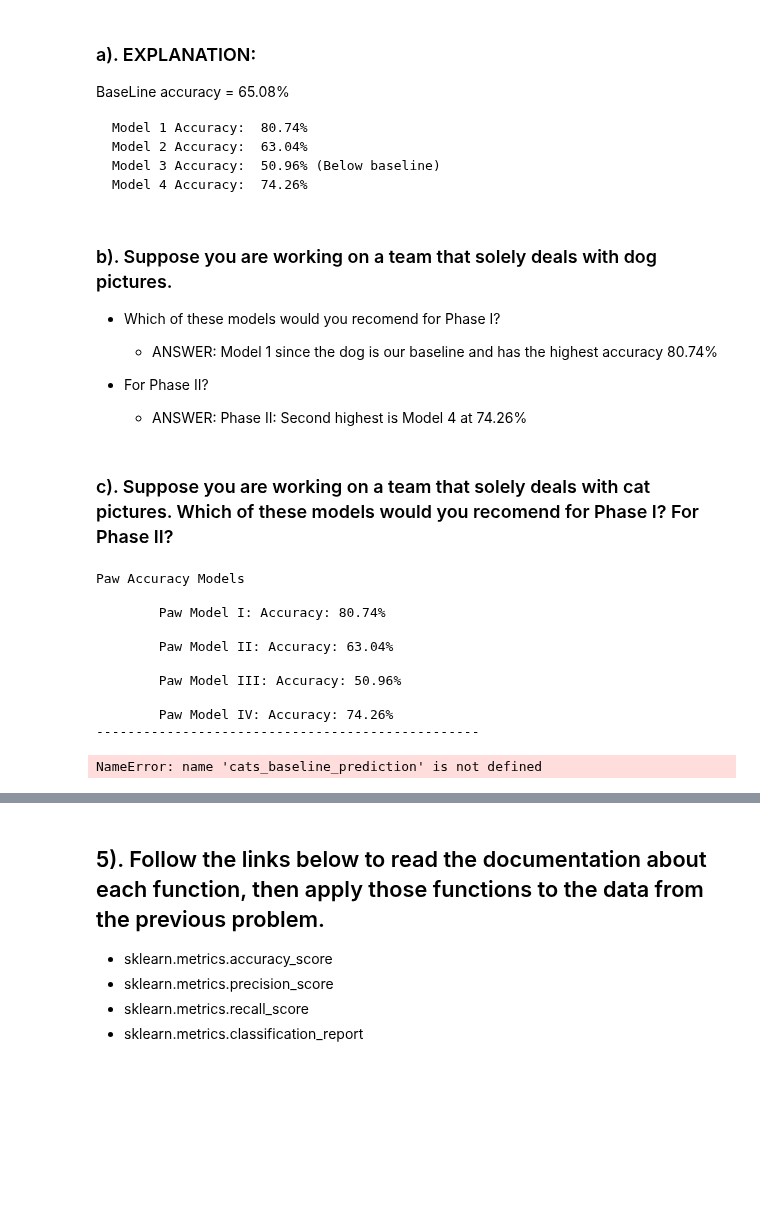
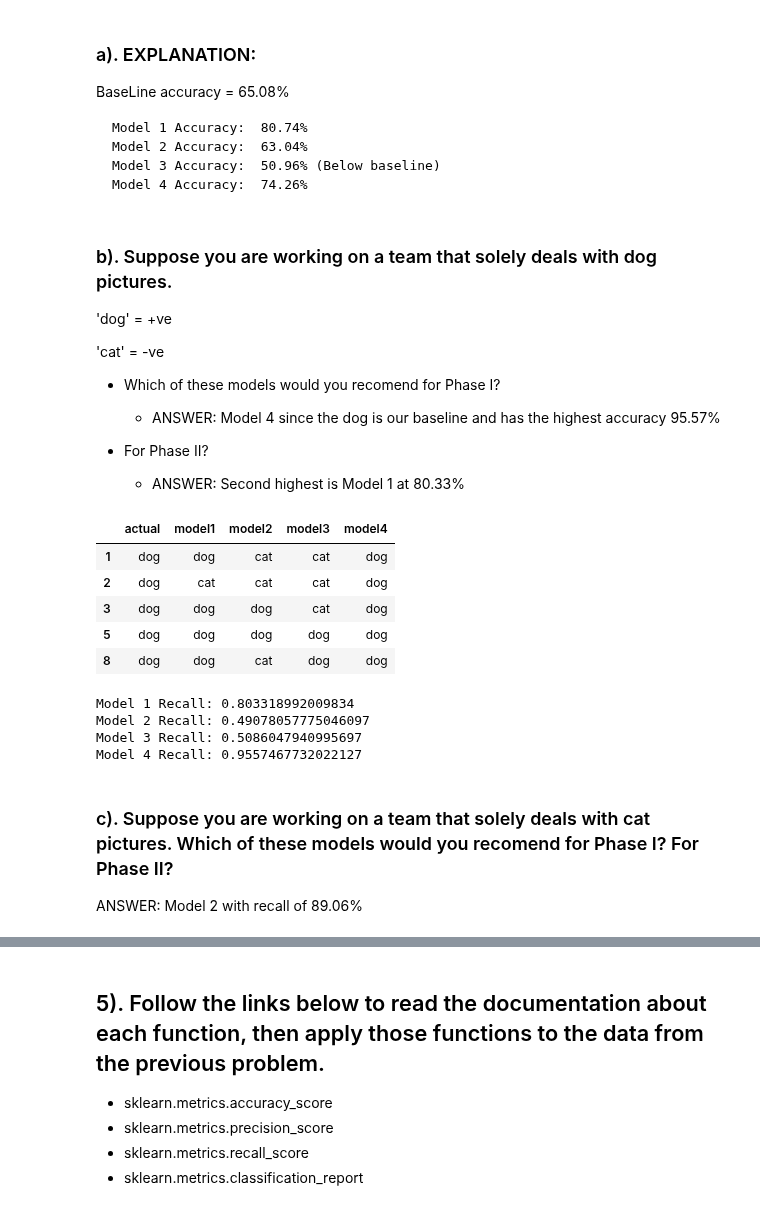
Before and after one commit to stephenkipkurui/regression-exercises, a Jupyter notebook: model_evaluation.ipynb, the cells around one changed output, grey strips where cells are left out. Cells and saved outputs as stored; diff of their text form; code cells hidden in the pictures; blank space fills up the shorter version.

```diff
--- a/model_evaluation.ipynb
+++ b/model_evaluation.ipynb
@@ -577,12 +438,47 @@ BaseLine accuracy = 65.08%
 # %% [markdown]
 ### b). Suppose you are working on a team that solely deals with dog pictures.
 
+'dog' = +ve
+
+'cat' = -ve
+
 -   Which of these models would you recomend for Phase I?
 
-    -  ANSWER: Model 1 since the dog is our baseline and has the highest accuracy 80.74%
+    -  ANSWER: Model 4 since the dog is our baseline and has the highest accuracy 95.57%
 
 -   For Phase II?
 
-    -  ANSWER: Phase II: Second highest is Model 4 at 74.26%
+    -  ANSWER: Second highest is Model 1 at 80.33%
+# %%
+
+dog_subset = paws[paws.actual == 'dog']
+dog_subset.head()
+# %% [output]
+|  | actual | model1 | model2 | model3 | model4 |
+| 1 | dog | dog | cat | cat | dog |
+| 2 | dog | cat | cat | cat | dog |
+| 3 | dog | dog | dog | cat | dog |
+| 5 | dog | dog | dog | dog | dog |
+| 8 | dog | dog | cat | dog | dog |
+# %%
+# Dog Recall
+model1_recall = (dog_subset.actual == dog_subset.model1).mean()
+model2_recall = (dog_subset.actual == dog_subset.model2).mean()
+model3_recall = (dog_subset.actual == dog_subset.model3).mean()
+model4_recall = (dog_subset.actual == dog_subset.model4).mean()
+
+
+print(f'Model 1 Recall: {model1_recall}')
+print(f'Model 2 Recall: {model2_recall}')
+print(f'Model 3 Recall: {model3_recall}')
+print(f'Model 4 Recall: {model4_recall}')
+# %% [output]
+Model 1 Recall: 0.803318992009834
+Model 2 Recall: 0.49078057775046097
+Model 3 Recall: 0.5086047940995697
+Model 4 Recall: 0.9557467732022127
 # %% [markdown]
 ### c). Suppose you are working on a team that solely deals with cat pictures. Which of these models would you recomend for Phase I? For Phase II?
+
+
+ANSWER: Model 2 with recall of 89.06%
@@ -591,26 +484,0 @@ paws['cats_baseline_accuracy'] = 'cat'
-# %%
-print()
-print('Paw Accuracy Models')
-print()
-print(f'\tPaw Model I: Accuracy: {paw_model1_accuracy:.2%}')
-print()
-print(f'\tPaw Model II: Accuracy: {paw_model2_accuracy:.2%}')
-print()
-print(f'\tPaw Model III: Accuracy: {paw_model3_accuracy:.2%}')
-print()
-print(f'\tPaw Model IV: Accuracy: {paw_model4_accuracy:.2%}')
-print('-------------------------------------------------')
-print(f'\tCats baseline Prediction: {cats_baseline_prediction:.2%}')
-print()
-# %% [output]
-Paw Accuracy Models
-
-        Paw Model I: Accuracy: 80.74%
-
-        Paw Model II: Accuracy: 63.04%
-
-        Paw Model III: Accuracy: 50.96%
-
-        Paw Model IV: Accuracy: 74.26%
--------------------------------------------------
-NameError: name 'cats_baseline_prediction' is not defined
```
Also changed, not shown: parts of 29 cells of this notebook.
